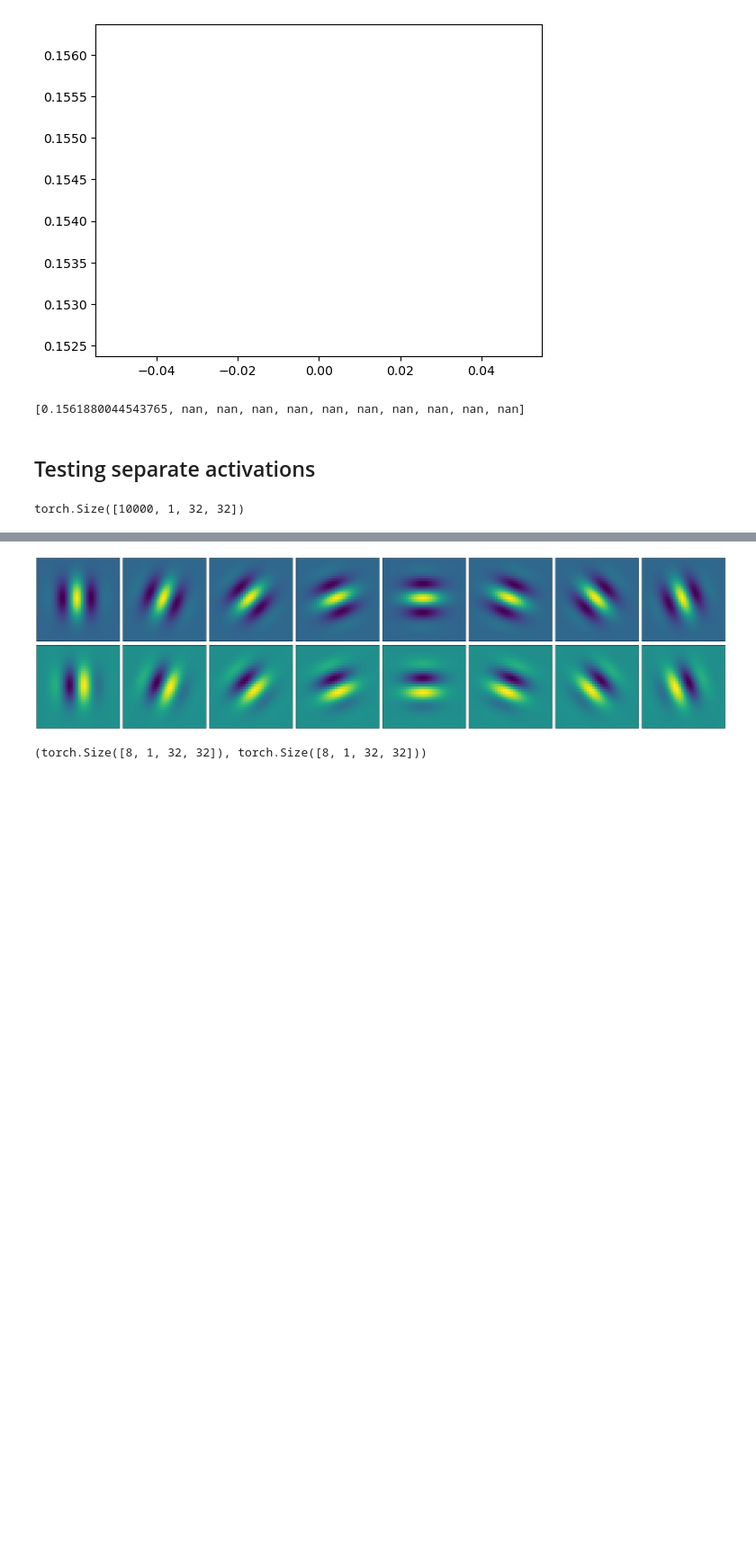
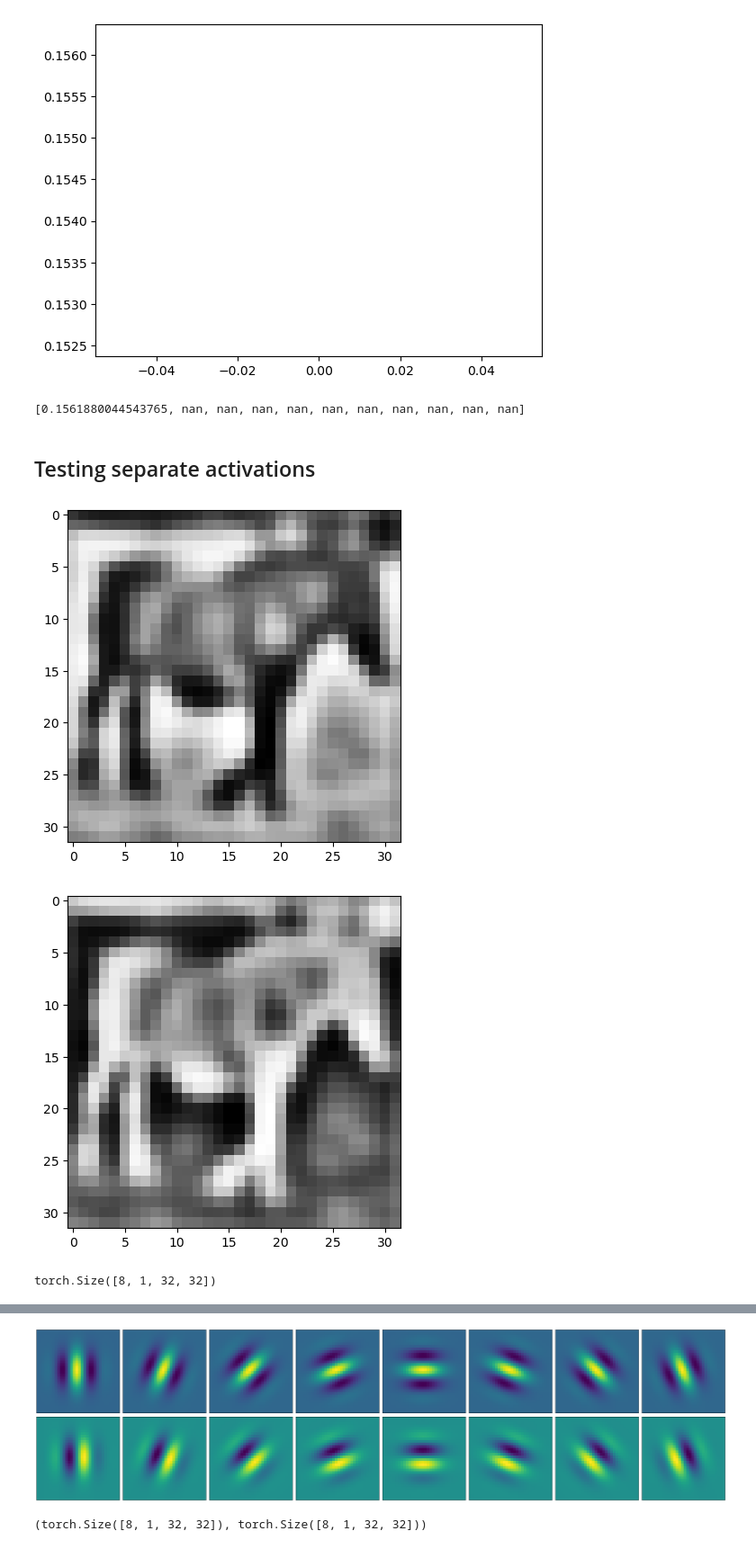
Before and after one commit to MarioDipoppa/thalamocortical_powerlaw, a Jupyter notebook: testing.ipynb, the cells around one changed output, grey strips where cells are left out. Shown at 90% size. Cells and saved outputs as stored; diff of their text form; code cells hidden in the pictures; blank space fills up the shorter version.

```diff
--- a/testing.ipynb
+++ b/testing.ipynb
@@ -247,14 +247,6 @@ metrics["train_losses"]
 [0.1561880044543765, nan, nan, nan, nan, nan, nan, nan, nan, nan, nan]
 # %% [markdown]
 ## Testing separate activations
-# %%
-data = torch.stack(
-    [torch.Tensor(cv2.rotate(cv2.cvtColor(d.reshape((3, 32, 32)).T, cv2.COLOR_BGR2GRAY), cv2.ROTATE_90_CLOCKWISE).reshape((1, 32, 32))) for d in dict[b"data"]]
-)
-data = (data - data.mean()) / data.std()
-data.shape
-# %% [output]
-torch.Size([10000, 1, 32, 32])
 # %%
 model = VVS(input_shape=data[:8].shape, simple_offset=np.pi/4)
 # %%
@@ -263,3 +255,10 @@ _, (r, l, s, c) = model.forward(data[:8], "all")
+# %%
+for rep in l:
+    plt.imshow(*rep[7].detach().cpu().numpy(), cmap="gray")
+    plt.show()
+# %% [output]
+[figure, added]
+[figure, added]
 # %%
 # let's step through each step of the model to get each activation separately
 x = data[:8].view(1, model.B * model.C, model.H, model.W)
@@ -274,3 +273,7 @@ retina_rep = retina_rep.view(model.B, model.C, model.H, model.W)
 lgn_rep = lgn_rep.view(model.B, model.C, model.H, model.W)
 simple_rep = simple_rep.view(model.B, model.C * model.theta.shape[0], model.H, model.W)
 complex_rep = complex_rep.view(model.B, model.C * model.theta.shape[0], model.H, model.W)
+# %%
+l[0].shape
+# %% [output]
+torch.Size([8, 1, 32, 32])
```
Also changed, not shown: parts of 12 cells of this notebook, 2 other files.
